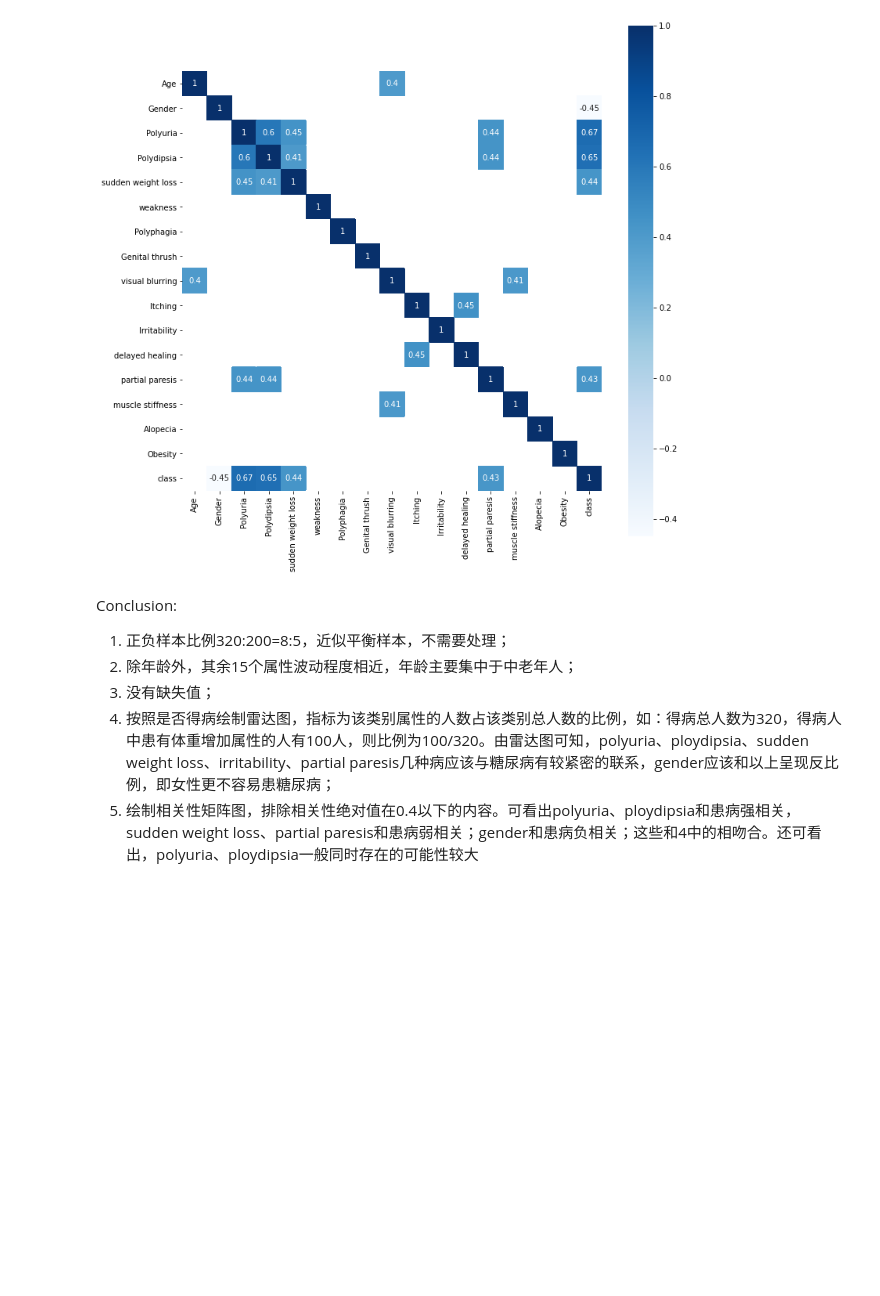
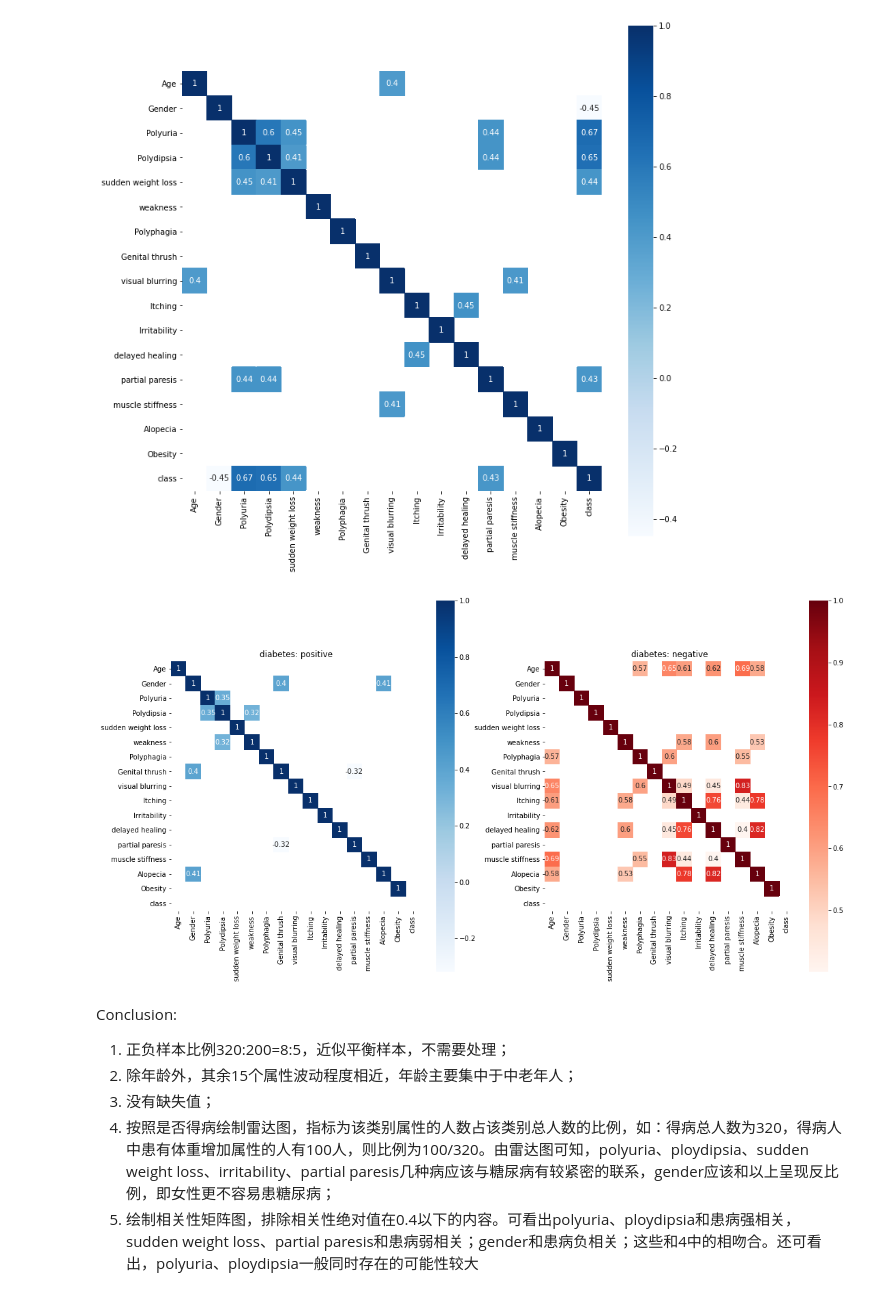
Before and after one commit to ymy-bristol/Dissertation, a Jupyter notebook: Code/data_analysis.ipynb, the cells around one changed output. Cells and saved outputs as stored; diff of their text form; code cells hidden in the pictures; blank space fills up the shorter version.

```diff
--- a/Code/data_analysis.ipynb
+++ b/Code/data_analysis.ipynb
@@ -164,6 +165,29 @@ sns.heatmap(corr_data, mask=mask1, annot=True, vmax=1, square=True, cmap="Blues"
 plt.show()
 # %% [output]
 [figure]
+# %%
+# 按照是否得病绘制heatmap
+corr_data_positive = df_positive.corr()
+corr_data_negative = df_negative.corr()
+
+plt.figure(figsize=(18, 10))
+plt.subplot(1, 2, 1)
+mask1 = np.abs(corr_data_positive) <= 0.3
+mask2 = np.triu(np.ones_like(corr_data, dtype=bool))
+mask = mask1 | mask2
+sns.heatmap(corr_data_positive, mask=mask1, annot=True, vmax=1, square=True, cmap="Blues")
+plt.title('diabetes: positive')
+
+plt.subplot(1, 2, 2)
+mask1 = np.abs(corr_data_negative) <= 0.4
+mask2 = np.triu(np.ones_like(corr_data, dtype=bool))
+mask = mask1 | mask2
+sns.heatmap(corr_data_negative, mask=mask1, annot=True, vmax=1, square=True, cmap="Reds")
+plt.title('diabetes: negative')
+
+plt.show()
+# %% [output]
+[figure, added]
 # %% [markdown]
 Conclusion:
 1. 正负样本比例320:200=8:5，近似平衡样本，不需要处理；
```
Also changed, not shown: parts of 2 cells of this notebook.
